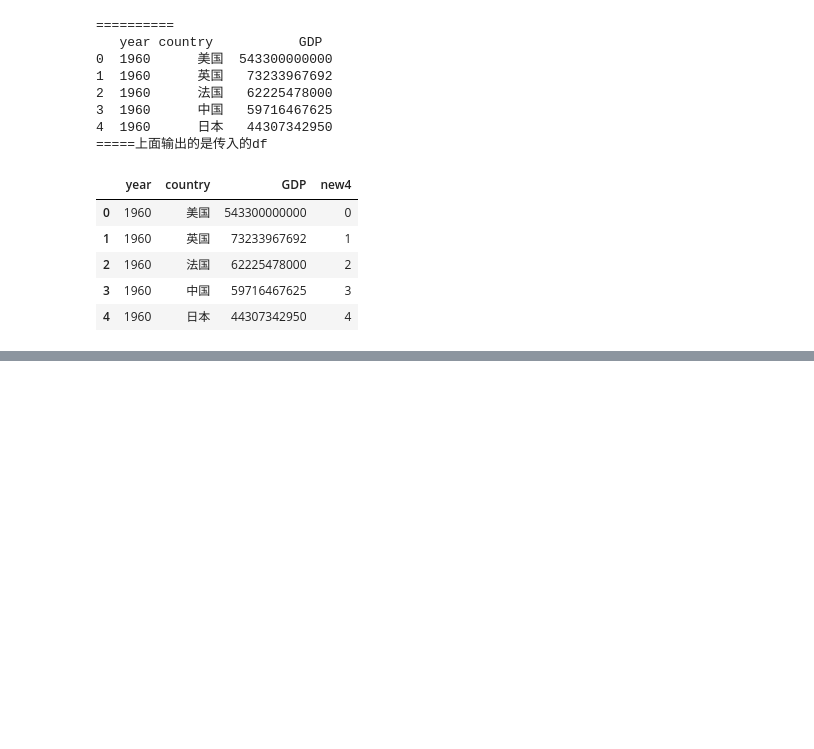
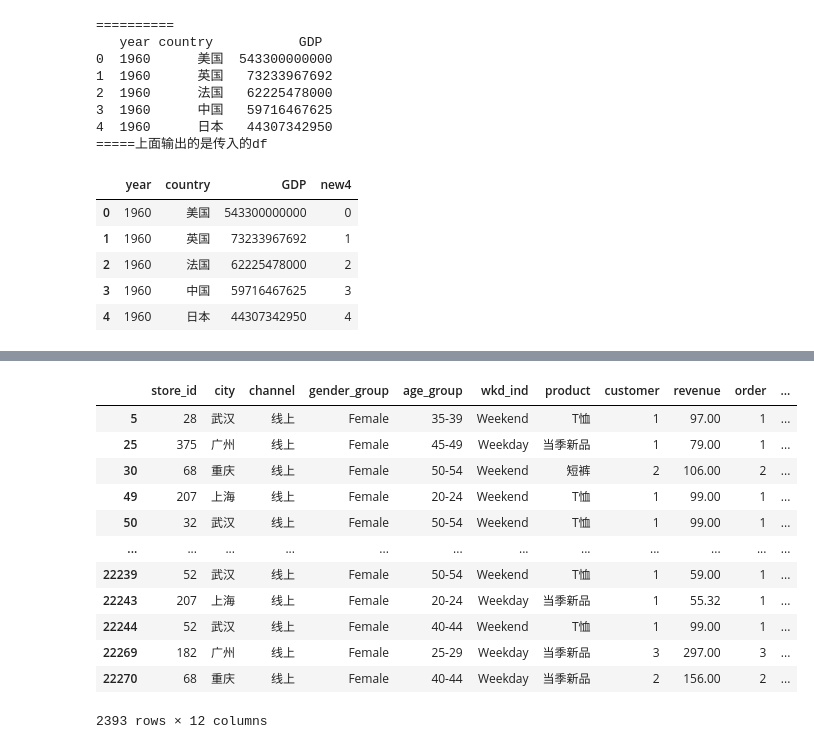
Before and after one commit to AmazingYe-oss/DataScience-Learning-Kit, a Jupyter notebook: code/pandas_examples.ipynb, the cells around one changed output, grey strips where cells are left out. Drawn from its saved outputs; the diff is of its cells as text; code cells hidden in the pictures; blank space fills up the shorter version.

Commit message:
pandas高级应用代码完成

```diff
--- a/code/pandas_examples.ipynb
+++ b/code/pandas_examples.ipynb
@@ -538,0 +608,5 @@ df2.assign(new4=foo)
+# %%
+# 导包 加载数据集
+import pandas as pd
+df = pd.read_csv(r'C:\Users\YeShang\Desktop\数据分析基础工具\data\uniqlo.csv')
+df.head()
@@ -538,0 +632,4 @@ df2.assign(new4=foo)
+# %%
+gs2 = df.groupby(['gender_group', 'channel'])
+gs2.first() # 取出每组第一条数据
+gs2.last() # 取出每组最后一条数据
@@ -538,0 +645,16 @@ df2.assign(new4=foo)
+# %%
+gs2.get_group(('Female', '线上'))
+# %% [output]
+|  | store_id | city | channel | gender_group | age_group | wkd_ind | product | customer | revenue | order | ... |
+| 5 | 28 | 武汉 | 线上 | Female | 35-39 | Weekend | T恤 | 1 | 97.00 | 1 | ... |
+| 25 | 375 | 广州 | 线上 | Female | 45-49 | Weekday | 当季新品 | 1 | 79.00 | 1 | ... |
+| 30 | 68 | 重庆 | 线上 | Female | 50-54 | Weekend | 短裤 | 2 | 106.00 | 2 | ... |
+| 49 | 207 | 上海 | 线上 | Female | 20-24 | Weekend | T恤 | 1 | 99.00 | 1 | ... |
+| 50 | 32 | 武汉 | 线上 | Female | 50-54 | Weekend | T恤 | 1 | 99.00 | 1 | ... |
+| ... | ... | ... | ... | ... | ... | ... | ... | ... | ... | ... | ... |
+| 22239 | 52 | 武汉 | 线上 | Female | 50-54 | Weekend | T恤 | 1 | 59.00 | 1 | ... |
+| 22243 | 207 | 上海 | 线上 | Female | 20-24 | Weekday | 当季新品 | 1 | 55.32 | 1 | ... |
+| 22244 | 52 | 武汉 | 线上 | Female | 40-44 | Weekend | T恤 | 1 | 99.00 | 1 | ... |
+| 22269 | 182 | 广州 | 线上 | Female | 25-29 | Weekday | 当季新品 | 3 | 297.00 | 3 | ... |
+| 22270 | 68 | 重庆 | 线上 | Female | 40-44 | Weekday | 当季新品 | 2 | 156.00 | 2 | ... |
+2393 rows × 12 columns
```
Also changed, not shown: parts of 14 cells of this notebook.
